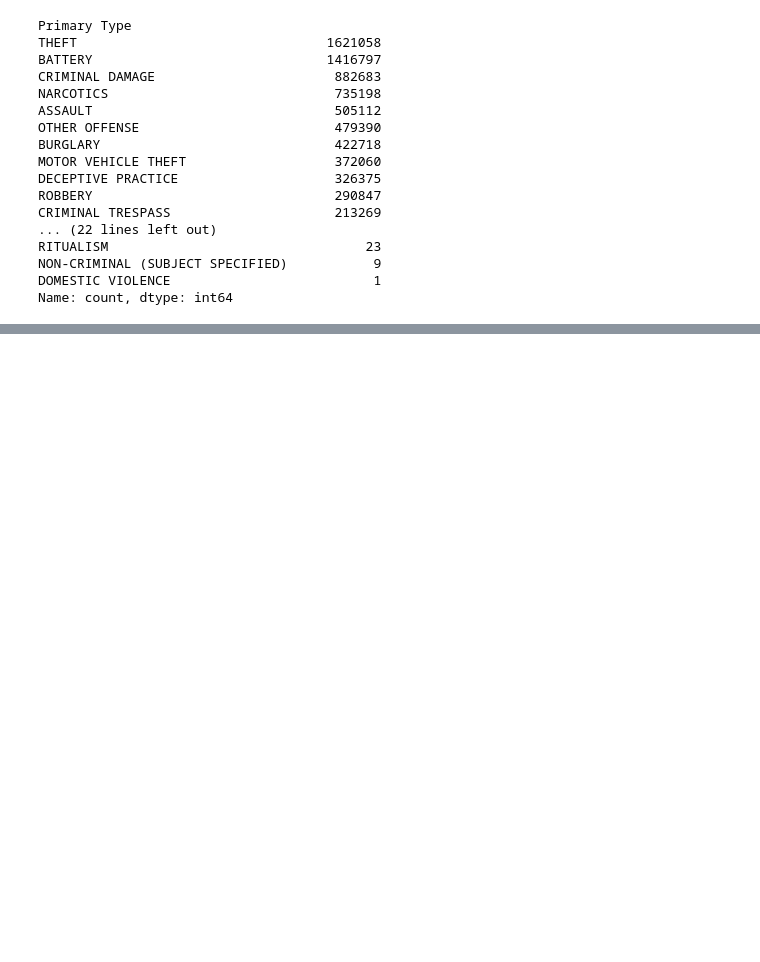
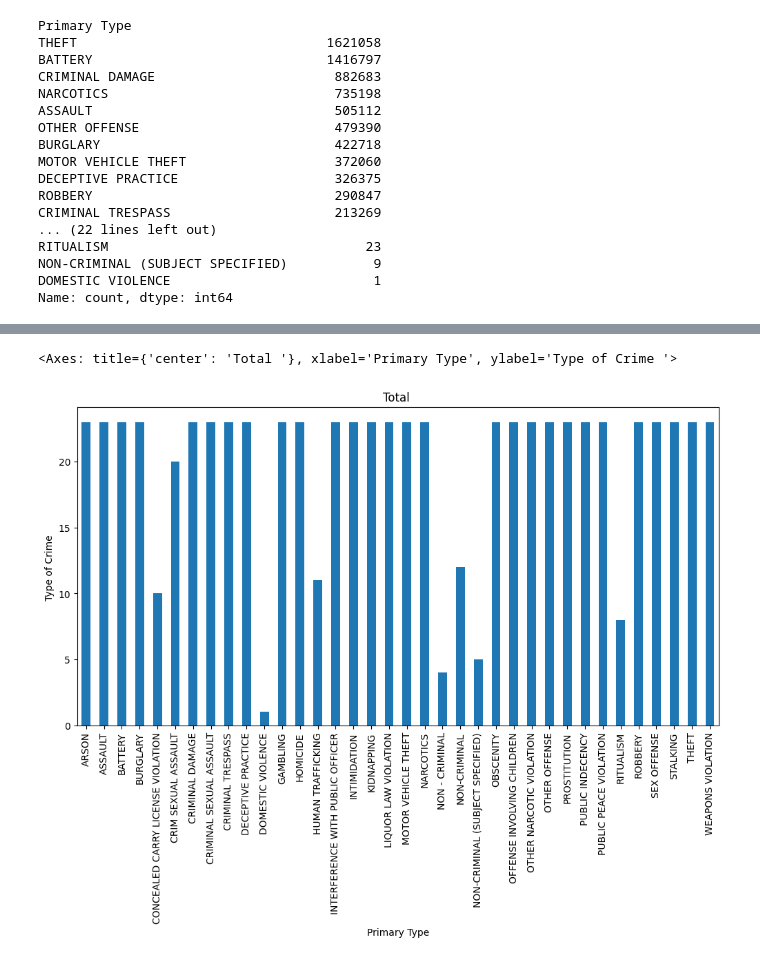
Before and after one commit to Dev-olaW/my_task, a Jupyter notebook: week_9/task19.ipynb, the cells around one changed output, grey strips where cells are left out. Cells and saved outputs as stored; diff of their text form; code cells hidden in the pictures; blank space fills up the shorter version.

```diff
--- a/week_9/task19.ipynb
+++ b/week_9/task19.ipynb
@@ -349,0 +425,9 @@ df['Primary Type'].value_counts().sort_values().head().plot(kind='bar')
+# %%
+plt.figure(figsize=(12, 6))
+plt.title("Total ")
+plt.xlabel("Number of occurence")
+plt.ylabel("Type of Crime ")
+df.groupby('Primary Type')['Year'].nunique().sort_index().plot(kind='bar')
+# %% [output]
+<Axes: title={'center': 'Total '}, xlabel='Primary Type', ylabel='Type of Crime '>
+[figure, added]
```
Also changed, not shown: parts of 6 cells of this notebook.
